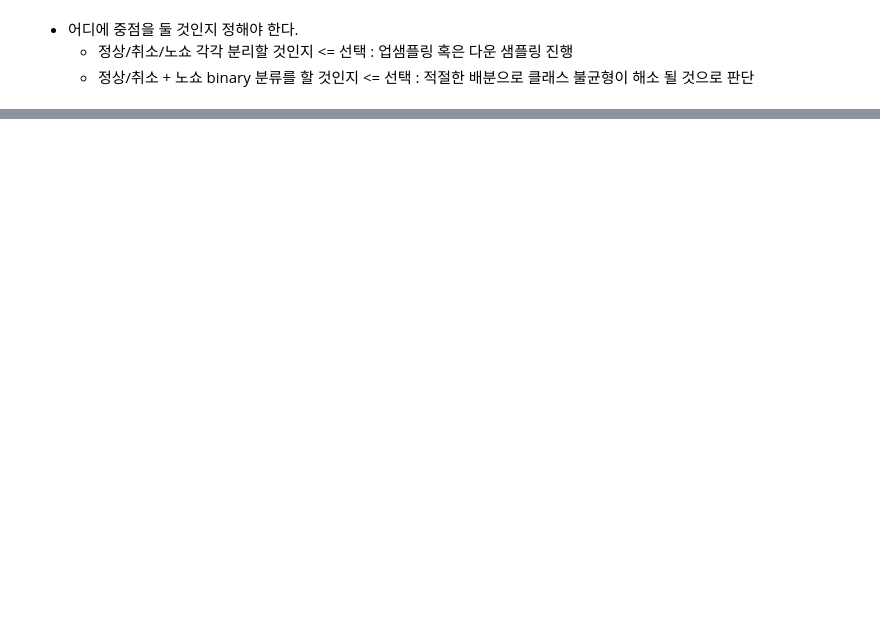
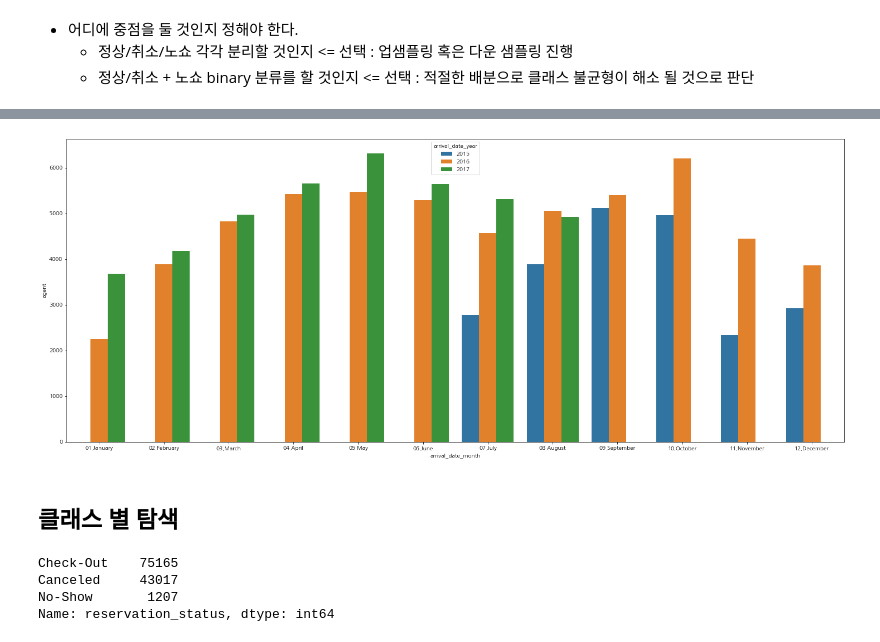
Before and after one commit to seonydg/ml-classification-analysis-of-hotel-reservation-demand, a Jupyter notebook: analysis-of-hotel-reservation-demand.ipynb, the cells around one changed output, grey strips where cells are left out. Drawn from its saved outputs; the diff is of its cells as text; code cells hidden in the pictures; blank space fills up the shorter version.

Commit message:
feat : data preprocessing

```diff
--- a/analysis-of-hotel-reservation-demand.ipynb
+++ b/analysis-of-hotel-reservation-demand.ipynb
@@ -237,0 +270,2 @@ df.describe()
+# %%
+df = df[df['adr'] >= 0]
@@ -263,0 +349,17 @@ df['reservation_status'].value_counts()[2] / df['reservation_status'].value_coun
+# %%
+to_dicts = {'January' : '01.January',
+            'February' : '02.February',
+            'March' : '03.March',
+            'April' : '04.April',
+            'May' : '05.May',
+            'June' : '06.June',
+            'July' : '07.July',
+            'August' : '08.August',
+            'September' : '09.September',
+            'October' : '10.October',
+            'November' : '11.November',
+            'December' : '12.December'}
+# %%
+df_res = df.groupby(['arrival_date_year', 'arrival_date_month'], as_index=False)['agent'].count()
+df_res = df_res.replace(to_dicts)
+df_res.sort_values(by=['arrival_date_year', 'arrival_date_month'])
@@ -263,0 +384,15 @@ df['reservation_status'].value_counts()[2] / df['reservation_status'].value_coun
+# %%
+plt.figure(figsize=(25, 10))
+sns.barplot(data=df_res, x='arrival_date_month', y='agent', hue='arrival_date_year', order=['01.January', '02.February', '03.March', '04.April', '05.May', '06.June', '07.July', '08.August', '09.September', '10.October', '11.November', '12.December'])
+plt.show()
+# %% [output]
+[figure, added]
+# %% [markdown]
+## 클래스 별 탐색
+# %%
+df['reservation_status'].value_counts()
+# %% [output]
+Check-Out    75165
+Canceled     43017
+No-Show       1207
+Name: reservation_status, dtype: int64
```
Also changed, not shown: parts of 16 cells of this notebook.
